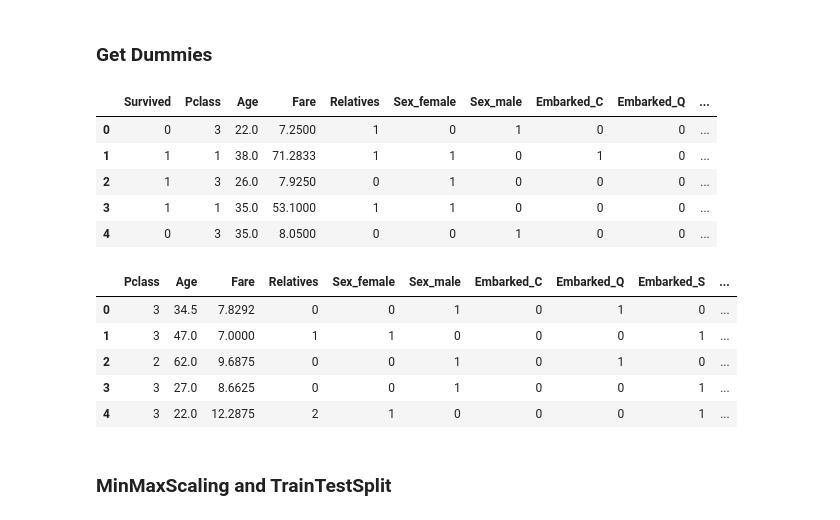
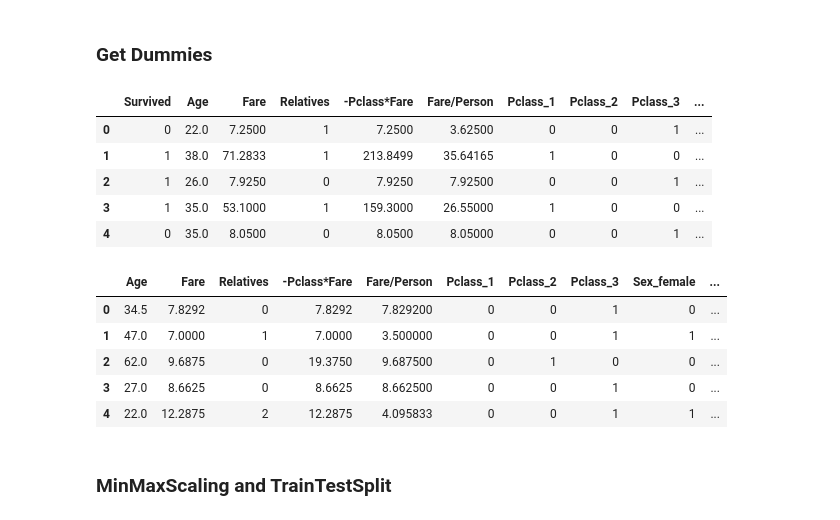
Before and after one commit to AidynKadyr/Titanc-Machine-Learning-from-Disaster, a Jupyter notebook: Titanic.ipynb, the cells around one changed output. Drawn from its saved outputs; the diff is of its cells as text; code cells hidden in the pictures.

```diff
--- a/Titanic.ipynb
+++ b/Titanic.ipynb
@@ -393,0 +498,6 @@ KeyError: "['PassengerId' 'Ticket' 'Cabin'] not found in axis"
+# %%
+data['-Pclass'] = data['Pclass'].replace(3,99)
+data['-Pclass'] = data['-Pclass'].replace(1,3)
+data['-Pclass'] = data['-Pclass'].replace(99,1)
+data['-Pclass*Fare'] = data['-Pclass'] * data['Fare']
+data.drop('-Pclass', axis = 1, inplace = True)
@@ -393,0 +506,14 @@ KeyError: "['PassengerId' 'Ticket' 'Cabin'] not found in axis"
+# %%
+test['-Pclass'] = test['Pclass'].replace(3,99)
+test['-Pclass'] = test['-Pclass'].replace(1,3)
+test['-Pclass'] = test['-Pclass'].replace(99,1)
+test['-Pclass*Fare'] = test['-Pclass'] * test['Fare']
+test.drop('-Pclass', axis = 1, inplace = True)
+# %%
+data['Fare/Person'] = data['Fare'] / (data['Relatives'] + 1 )
+test['Fare/Person'] = test['Fare'] / (test['Relatives'] + 1 )
+# %%
+log = ['Fare', '-Pclass*Fare', 'Fare/Person']
+for col in log:
+    data[col] = np.log(data[col] + 1)
+    test[col] = np.log(test[col] + 1)
@@ -422,25 +615,27 @@ KeyError: "['PassengerId' 'Ticket' 'Cabin'] not found in axis"
 # %% [markdown]
 ### Get Dummies
 # %%
-df = pd.get_dummies(df, prefix = ['Sex', 'Embarked', ' Title'])
-df.head()
+data['Pclass'] = data['Pclass'].astype('O')
+data = pd.get_dummies(data, prefix = ['Pclass', 'Sex', 'Embarked', 'Title'])
+data.head()
 # %% [output]
-|  | Survived | Pclass | Age | Fare | Relatives | Sex_female | Sex_male | Embarked_C | Embarked_Q | ... |
-| 0 | 0 | 3 | 22.0 | 7.2500 | 1 | 0 | 1 | 0 | 0 | ... |
-| 1 | 1 | 1 | 38.0 | 71.2833 | 1 | 1 | 0 | 1 | 0 | ... |
-| 2 | 1 | 3 | 26.0 | 7.9250 | 0 | 1 | 0 | 0 | 0 | ... |
-| 3 | 1 | 1 | 35.0 | 53.1000 | 1 | 1 | 0 | 0 | 0 | ... |
-| 4 | 0 | 3 | 35.0 | 8.0500 | 0 | 0 | 1 | 0 | 0 | ... |
+|  | Survived | Age | Fare | Relatives | -Pclass*Fare | Fare/Person | Pclass_1 | Pclass_2 | Pclass_3 | ... |
+| 0 | 0 | 22.0 | 7.2500 | 1 | 7.2500 | 3.62500 | 0 | 0 | 1 | ... |
+| 1 | 1 | 38.0 | 71.2833 | 1 | 213.8499 | 35.64165 | 1 | 0 | 0 | ... |
+| 2 | 1 | 26.0 | 7.9250 | 0 | 7.9250 | 7.92500 | 0 | 0 | 1 | ... |
+| 3 | 1 | 35.0 | 53.1000 | 1 | 159.3000 | 26.55000 | 1 | 0 | 0 | ... |
+| 4 | 0 | 35.0 | 8.0500 | 0 | 8.0500 | 8.05000 | 0 | 0 | 1 | ... |
 # %%
-test = pd.get_dummies(test, prefix = ['Sex', 'Embarked', ' Title'])
+test['Pclass'] = test['Pclass'].astype('O')
+test = pd.get_dummies(test, prefix = ['Pclass', 'Sex', 'Embarked', 'Title'] )
 test.head()
 # %% [output]
-|  | Pclass | Age | Fare | Relatives | Sex_female | Sex_male | Embarked_C | Embarked_Q | Embarked_S | ... |
-| 0 | 3 | 34.5 | 7.8292 | 0 | 0 | 1 | 0 | 1 | 0 | ... |
-| 1 | 3 | 47.0 | 7.0000 | 1 | 1 | 0 | 0 | 0 | 1 | ... |
-| 2 | 2 | 62.0 | 9.6875 | 0 | 0 | 1 | 0 | 1 | 0 | ... |
-| 3 | 3 | 27.0 | 8.6625 | 0 | 0 | 1 | 0 | 0 | 1 | ... |
-| 4 | 3 | 22.0 | 12.2875 | 2 | 1 | 0 | 0 | 0 | 1 | ... |
+|  | Age | Fare | Relatives | -Pclass*Fare | Fare/Person | Pclass_1 | Pclass_2 | Pclass_3 | Sex_female | ... |
+| 0 | 34.5 | 7.8292 | 0 | 7.8292 | 7.829200 | 0 | 0 | 1 | 0 | ... |
+| 1 | 47.0 | 7.0000 | 1 | 7.0000 | 3.500000 | 0 | 0 | 1 | 1 | ... |
+| 2 | 62.0 | 9.6875 | 0 | 19.3750 | 9.687500 | 0 | 1 | 0 | 0 | ... |
+| 3 | 27.0 | 8.6625 | 0 | 8.6625 | 8.662500 | 0 | 0 | 1 | 0 | ... |
+| 4 | 22.0 | 12.2875 | 2 | 12.2875 | 4.095833 | 0 | 0 | 1 | 1 | ... |
 # %% [markdown]
 ### MinMaxScaling and TrainTestSplit
 # %%
```
Also changed, not shown: parts of 153 cells of this notebook, 10 other files.
